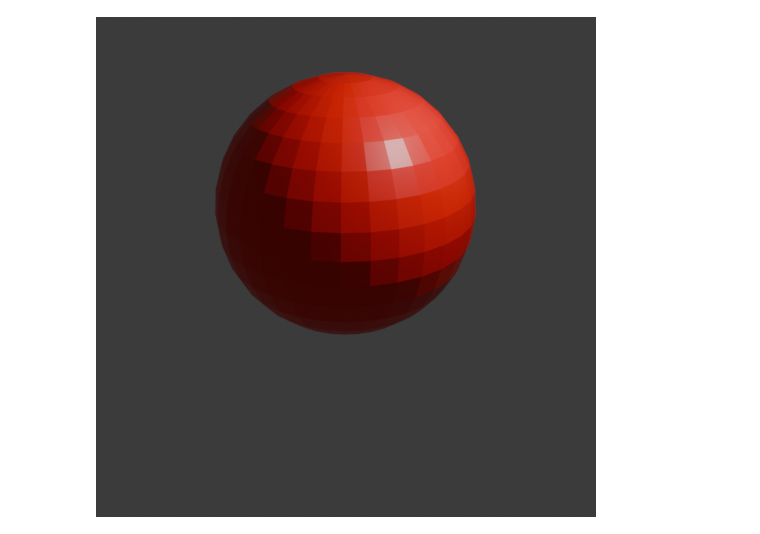
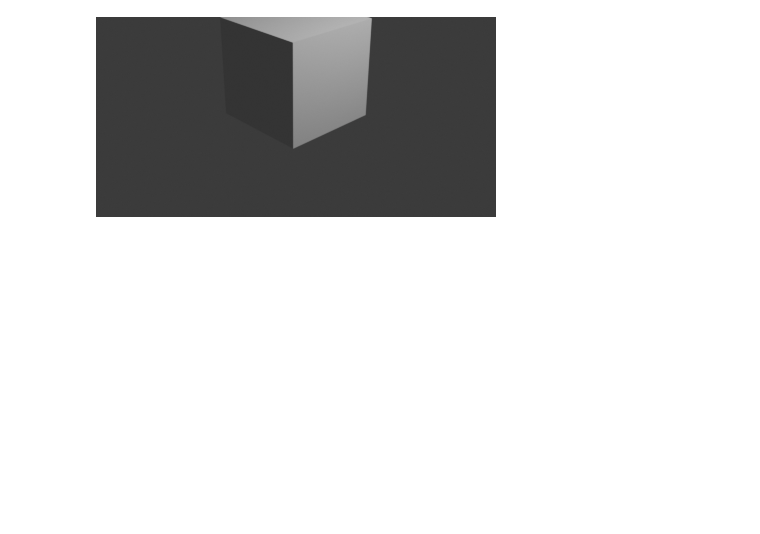
Before and after one commit to kolibril13/ipyblender-experimental, a Jupyter notebook: n3a_geo_nodes_setup_minimal.ipynb, the cells around one changed output. Drawn from its saved outputs; the diff is of its cells as text; code cells hidden in the pictures; blank space fills up the shorter version.

```diff
--- a/n3a_geo_nodes_setup_minimal.ipynb
+++ b/n3a_geo_nodes_setup_minimal.ipynb
@@ -5,52 +5,53 @@ Simple geometry nodes setup like this
 # %%
 import bpy
 from IPython.display import display, Image
 
+# Deselect and select the existing default cube in the scene
 bpy.ops.object.select_all(action="DESELECT")
-bpy.ops.object.select_by_type(type="MESH")
-bpy.ops.object.delete()
+cube = bpy.data.objects.get("Cube")
+bpy.context.view_layer.objects.active = cube
+cube.select_set(True)
 
-bpy.ops.mesh.primitive_uv_sphere_add(radius=2)
-sphere = bpy.context.active_object
-sphere.name = "MySphere"
+# Create a red material using Principled BSDF
+material = bpy.data.materials.new(name="RedMaterial")
+material.use_nodes = True
+bsdf = material.node_tree.nodes.get("Principled BSDF")
+bsdf.inputs['Base Color'].default_value = (1, 0, 0, 1)  # Red, fully opaque
 
-# add red material
-material = bpy.data.materials.new(name="RedMaterial")
-material.diffuse_color = (1, 0, 0, 1)  # RGBA: Red, fully opaque
-sphere.data.materials.append(material)
+cube.data.materials.append(material)
 
-# setup geometry nodes
-geo_nodes = sphere.modifiers.new(name="GeometryNodes", type="NODES")
+# Setup geometry nodes
+geo_nodes = cube.modifiers.new(name="GeometryNodes", type="NODES")
 node_group = bpy.data.node_groups.new("GeometryNodes", "GeometryNodeTree")
 geo_nodes.node_group = node_group
 
+# Create input/output and transformation nodes
 inNode = node_group.nodes.new("NodeGroupInput")
 outNode = node_group.nodes.new("NodeGroupOutput")
 transformNode = node_group.nodes.new("GeometryNodeTransform")
 
-node_group.interface.new_socket(
-    name="Geometry", in_out="INPUT", socket_type="NodeSocketGeometry"
-)
-node_group.interface.new_socket(
-    name="Geometry", in_out="OUTPUT", socket_type="NodeSocketGeometry"
-)
+# Define geometry input/output sockets
+node_group.interface.new_socket(name="Geometry", in_out="INPUT", socket_type="NodeSocketGeometry")
+node_group.interface.new_socket(name="Geometry", in_out="OUTPUT", socket_type="NodeSocketGeometry")
 
+# Link the nodes together
 node_group.links.new(inNode.outputs["Geometry"], transformNode.inputs["Geometry"])
 node_group.links.new(transformNode.outputs["Geometry"], outNode.inputs["Geometry"])
 
+# Set node positions
 inNode.location = [-3 * inNode.width, 0]
 outNode.location = [3 * outNode.width, 0]
-
 transformNode.location = [0, 0]
 transformNode.inputs["Translation"].default_value = (0, 0, 1)
 
+# Rendering settings
+bpy.context.scene.render.engine = "BLENDER_EEVEE_NEXT"
+bpy.context.scene.render.resolution_x = 400
+bpy.context.scene.render.resolution_y = 200
+bpy.ops.render.render()
 
-
-path = "test.png"
-bpy.context.scene.render.resolution_x = 500
-bpy.context.scene.render.resolution_y = 500
-bpy.ops.render.render()
-bpy.data.images["Render Result"].save_render(filepath=path)
-display(Image(filename=path))
+# Save and display the rendered image
+bpy.data.images["Render Result"].save_render(filepath="test.png")
+display(Image(filename="test.png"))
 # %% [output]
-[figure, old version]
+[figure, new version]
```
Also changed, not shown: 3 other files.
